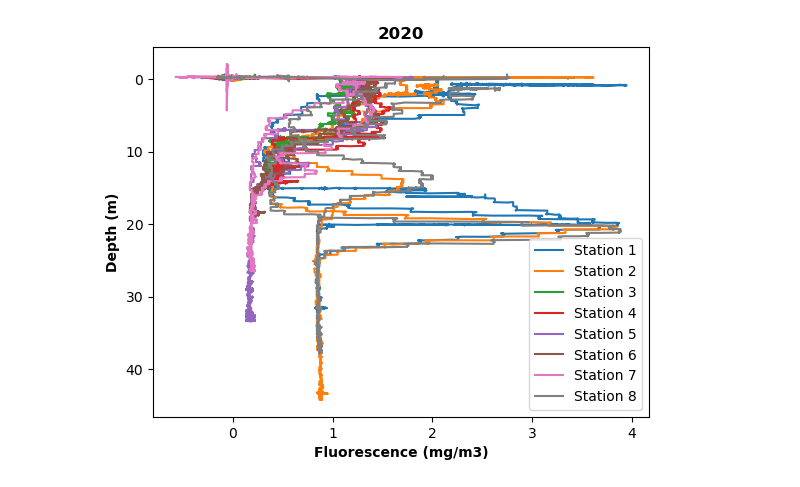
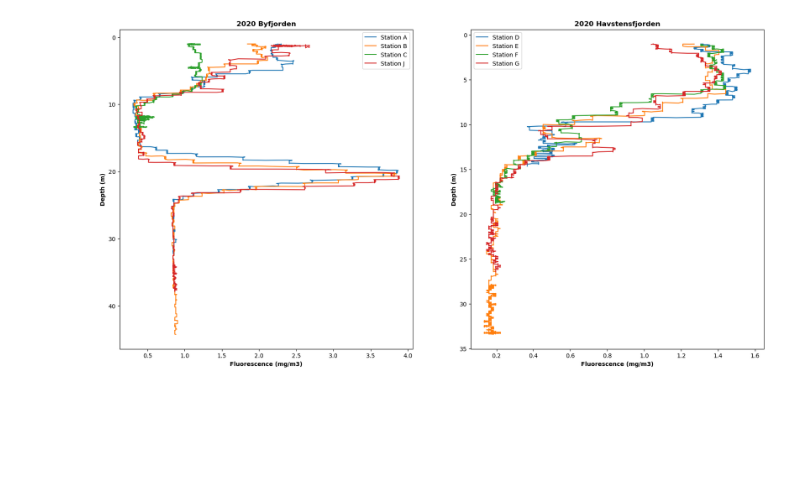
Before and after one commit to haganjam/MAR440_2023, a Jupyter notebook: filips_plots.ipynb, the cells around one changed output. Cells and saved outputs as stored; diff of their text form; code cells hidden in the pictures; blank space fills up the shorter version.

Commit message:
Continued work on the plots. Made new dataset for 2020 with downcasts removed.

```diff
--- a/filips_plots.ipynb
+++ b/filips_plots.ipynb
@@ -7,6 +8,10 @@ import pandas as pd
 # %%
 #Read the csvs!
 df_2019 = pd.read_csv("data/2019/data_2019")
-df_2020 = pd.read_csv("data/2020/data_2020")
+df_2020 = pd.read_csv("data/2020/data_2020_trim")
 df_2022 = pd.read_csv("data/2022/data_2022")
-df_2022
+
+#Remove the shitty data
+df_2022 = df_2022.replace(-9.990000e-29, np.nan)
+
+df_2020 = df_2020[df_2020["depSM"] > 1]
@@ -80,24 +57,37 @@ st_8_20 = (df_2020.loc[df_2020['STATION']=='ST_8'])
 # %%
 #Now plot 2020!
 #Plot this stuff!
-plt.plot(st_1_20['flECO-AFL'], st_1_20['depSM'], label="Station 1")
-plt.plot(st_2_20['flECO-AFL'], st_2_20['depSM'], label="Station 2")
-plt.plot(st_3_20['flECO-AFL'], st_3_20['depSM'], label="Station 3")
-plt.plot(st_4_20['flECO-AFL'], st_4_20['depSM'], label="Station 4")
-plt.plot(st_5_20['flECO-AFL'], st_5_20['depSM'], label="Station 5")
-plt.plot(st_6_20['flECO-AFL'], st_6_20['depSM'], label="Station 6")
-plt.plot(st_7_20['flECO-AFL'], st_7_20['depSM'], label="Station 7")
-plt.plot(st_8_20['flECO-AFL'], st_8_20['depSM'], label="Station 8")
+plt.rcParams["figure.figsize"]=(20,10)
+plt.figure()
+plt.subplot(121)
+
+plt.plot(st_1_20['flECO-AFL'], st_1_20['depSM'], label="Station A")
+plt.plot(st_2_20['flECO-AFL'], st_2_20['depSM'], label="Station B")
+plt.plot(st_3_20['flECO-AFL'], st_3_20['depSM'], label="Station C")
+plt.plot(st_8_20['flECO-AFL'], st_8_20['depSM'], label="Station J")
+
 plt.gca().invert_yaxis()
 plt.legend()
 plt.ylabel('Depth (m)',fontweight="bold")
 plt.xlabel('Fluorescence (mg/m3)',fontweight="bold")
-plt.title("2020", fontweight="bold")
+plt.title("2020 Byfjorden", fontweight="bold")
+
+plt.subplot(122)
+plt.plot(st_4_20['flECO-AFL'], st_4_20['depSM'], label="Station D")
+plt.plot(st_5_20['flECO-AFL'], st_5_20['depSM'], label="Station E")
+plt.plot(st_6_20['flECO-AFL'], st_6_20['depSM'], label="Station F")
+plt.plot(st_7_20['flECO-AFL'], st_7_20['depSM'], label="Station G")
+
+plt.gca().invert_yaxis()
+plt.legend()
+plt.ylabel('Depth (m)',fontweight="bold")
+plt.xlabel('Fluorescence (mg/m3)',fontweight="bold")
+plt.title("2020 Havstensfjorden", fontweight="bold")
 plt.show()
 
 #Hmmmmm, this is ugly as fuck. We will clean up tomorrow.
 # %% [output]
-[figure, old version]
+[figure, new version]
 # %%
 #Now we try 2022. Hmm lets see.
 st_B1_1_22 = (df_2022.loc[df_2022['STATION']=='ST_B1_1'])
```
Also changed, not shown: parts of 7 cells of this notebook, 3 other files.
